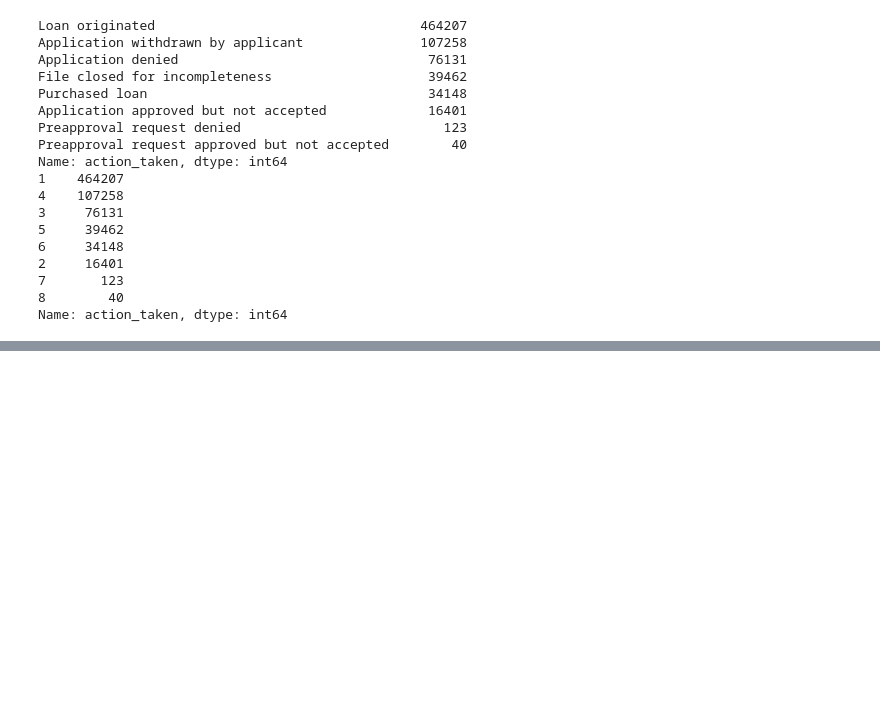
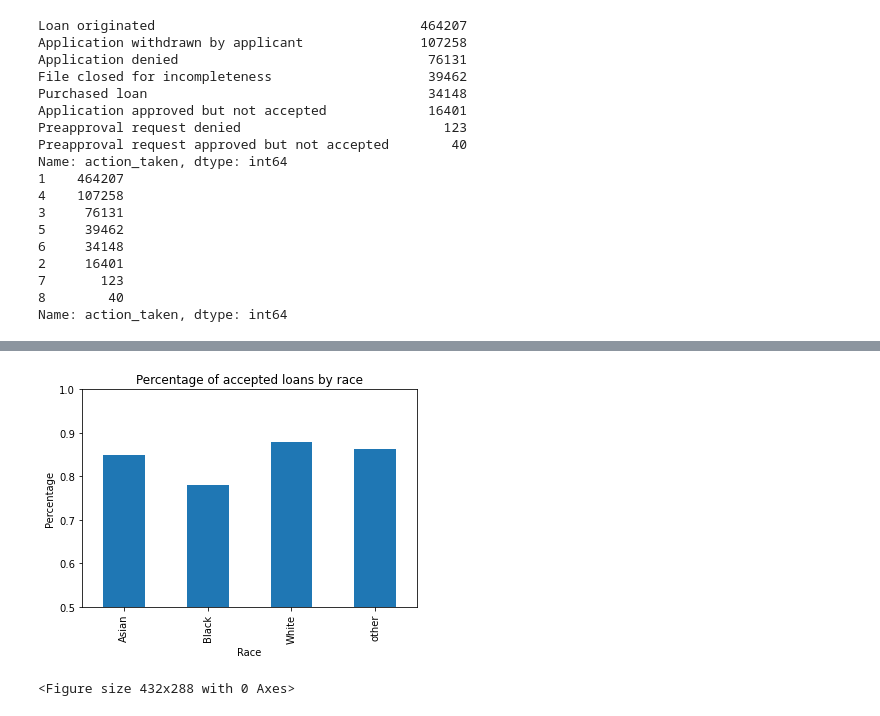
Before and after one commit to aprosekov/ethics, a Jupyter notebook: dataAnalysis.ipynb, the cells around one changed output, grey strips where cells are left out. Drawn from its saved outputs; the diff is of its cells as text; code cells hidden in the pictures; blank space fills up the shorter version.

Commit message:
first plot

```diff
--- a/dataAnalysis.ipynb
+++ b/dataAnalysis.ipynb
@@ -158,0 +125,10 @@ plt.show()
+# %%
+dfd =dfd[(dfd['derived_race']!='Race Not Available')]
+rows = dfd[(dfd['derived_race']=='American Indian or Alaska Native') |
+    (dfd['derived_race']=='2 or more minority races') |
+    (dfd['derived_race']=='Native Hawaiian or Other Pacific Islander') |
+    (dfd['derived_race']=='Joint')].index
+dfd.loc[rows,'derived_race']='other'
+dfd.loc[dfd['derived_race']=='Black or African American','derived_race'] = 'Black'
+racial_counts = dfd['derived_race'].value_counts()
+racial_counts
@@ -173,0 +157,13 @@ s.plot.bar(stacked=True)
+# %%
+s = (dfd.pivot_table(columns='action_taken', index='derived_race', values='counter', aggfunc='count'))
+s['% Accepted'] = (s[1]/(s[1]+s[3]))
+ax = s['% Accepted'].plot.bar()
+plt.ylim(0.5,1)
+plt.title("Percentage of accepted loans by race")
+plt.ylabel('Percentage')
+plt.xlabel('Race')
+plt.show()
+plt.savefig("plots/accepted_by_race.png",dpi=800)
+# %% [output]
+[figure, added]
+<Figure size 432x288 with 0 Axes>
```
Also changed, not shown: parts of 12 cells of this notebook, 1 other file.
